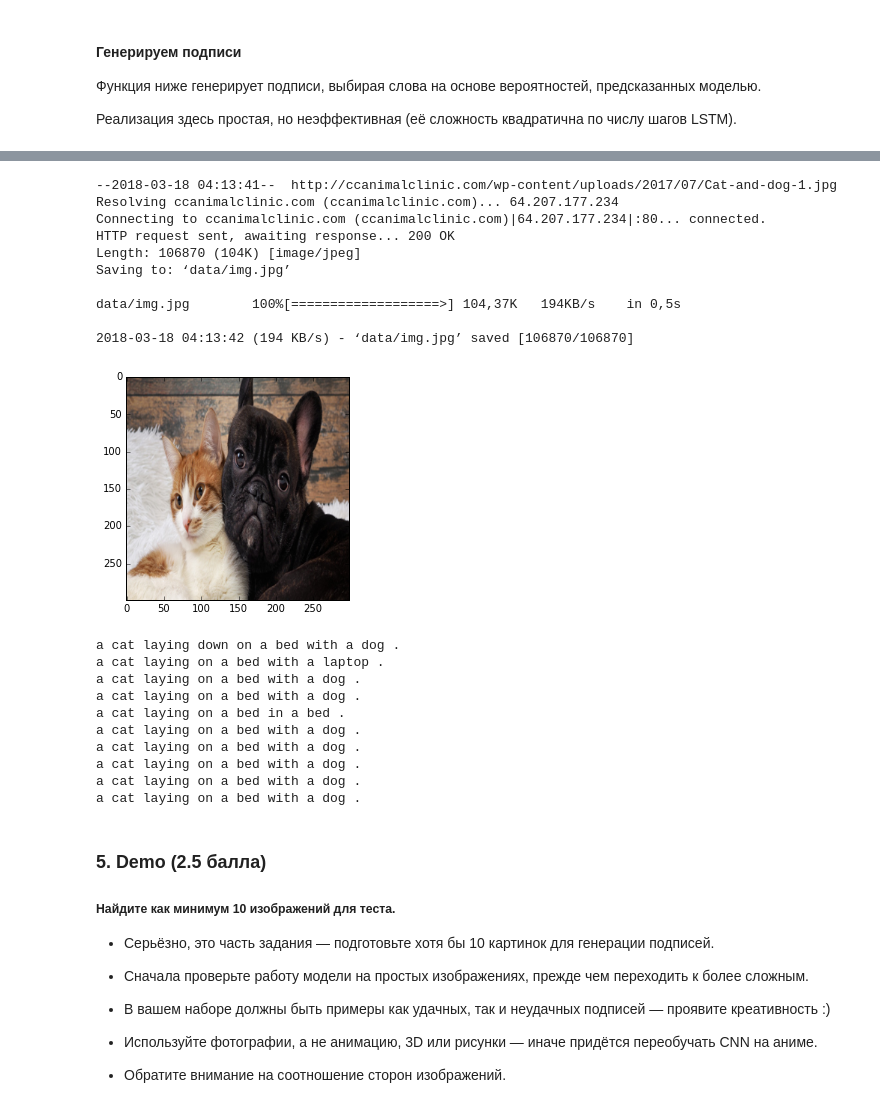
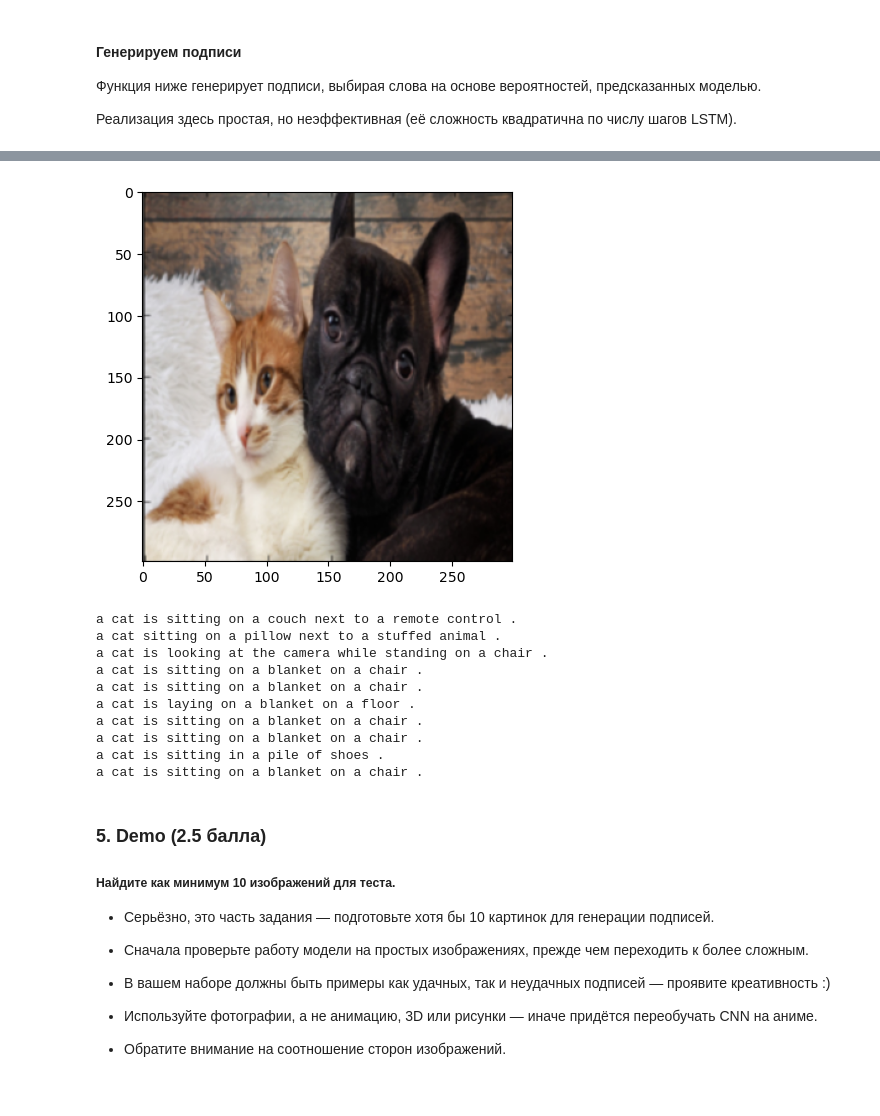
Before and after one commit to platiumgold/neural-networks, a Jupyter notebook: hw8/homework8_image_captioning.ipynb, the cells around one changed output, grey strips where cells are left out. Saved outputs shown, nothing was run; the diff lists cells and outputs as text; code cells hidden in the pictures.

Commit message:
add train and demo

```diff
--- a/hw8/homework8_image_captioning.ipynb
+++ b/hw8/homework8_image_captioning.ipynb
@@ -304,10 +295,10 @@ generate_batch(img_codes,captions,3)
 * Типичные значения функции потерь: около 3–5, если усреднять по времени,
 или масштабировать по длине при суммировании. Разумные подписи начинают появляться при лоссе 2.8–3.0.
 # %%
-batch_size = 50  # adjust me
-n_epochs = 100  # adjust me
-n_batches_per_epoch = 50  # adjust me
-n_validation_batches = 5  # how many batches are used for validation after each epoch
+batch_size = 256  # adjust me
+n_epochs = 50  # adjust me
+n_batches_per_epoch = 400  # adjust me
+n_validation_batches = 10  # how many batches are used for validation after each epoch
 # %%
 from tqdm import tqdm
 
@@ -343,7 +345,7 @@ print("Finished!")
 Теперь загрузим предобученнную Inceprion модель и посмотрим, на что способна наша модель.
 # %%
 from beheaded_inception3 import beheaded_inception_v3
-inception = beheaded_inception_v3().train(False)
+inception = beheaded_inception_v3().train(False).to('cuda')
 # %% [markdown]
 #### **Генерируем подписи**
 
@@ -357,17 +359,18 @@ def generate_caption(image, caption_prefix=("#START#",),
            and np.min(image) >=0 and image.shape[-1] == 3
 
     with torch.no_grad():
-        image = torch.tensor(image.transpose([2, 0, 1]), dtype=torch.float32)
+        image = torch.tensor(image.transpose([2, 0, 1]), dtype=torch.float32).to('cuda')
 
         vectors_8x8, vectors_neck, logits = inception(image[None])
+        vectors_neck = vectors_neck.to('cuda')
         caption_prefix = list(caption_prefix)
 
         for _ in range(max_len):
 
             prefix_ix = as_matrix([caption_prefix])
-            prefix_ix = torch.tensor(prefix_ix, dtype=torch.int64)
+            prefix_ix = torch.tensor(prefix_ix, dtype=torch.int64).to('cuda')
             next_word_logits = network.forward(vectors_neck, prefix_ix)[0, -1]
-            next_word_probs = F.softmax(next_word_logits, dim=-1).data.numpy()
+            next_word_probs = F.softmax(next_word_logits, dim=-1).data.cpu().numpy()
 
             assert len(next_word_probs.shape) ==1, 'probs must be one-dimensional'
             next_word_probs = next_word_probs ** t / np.sum(next_word_probs ** t) # apply temperature
@@ -425,35 +418,27 @@ a man is skateboarding in the air while holding a skateboard .
 # %%
-!wget http://ccanimalclinic.com/wp-content/uploads/2017/07/Cat-and-dog-1.jpg -O data/img.jpg
-img = plt.imread('data/img.jpg')
-img = imresize(img, (299, 299)).astype('float32') / 255.
+#!wget http://ccanimalclinic.com/wp-content/uploads/2017/07/Cat-and-dog-1.jpg -O data/img.jpg
+
+img = Image.open('data/img1.jpg').convert('RGB')
+img = img.resize((299, 299))
+img = np.array(img).astype('float32') / 255.
 
 plt.imshow(img)
 plt.show()
 
 for i in range(10):
     print(' '.join(generate_caption(img, t=5.)[1:-1]))
 # %% [output]
+[figure, new version]
---2018-03-18 04:13:41--  http://ccanimalclinic.com/wp-content/uploads/2017/07/Cat-and-dog-1.jpg
-Resolving ccanimalclinic.com (ccanimalclinic.com)... 64.207.177.234
-Connecting to ccanimalclinic.com (ccanimalclinic.com)|64.207.177.234|:80... connected.
-HTTP request sent, awaiting response... 200 OK
-Length: 106870 (104K) [image/jpeg]
-Saving to: ‘data/img.jpg’
-
-data/img.jpg        100%[===================>] 104,37K   194KB/s    in 0,5s
-
-2018-03-18 04:13:42 (194 KB/s) - ‘data/img.jpg’ saved [106870/106870]
+a cat is sitting on a couch next to a remote control .
+a cat sitting on a pillow next to a stuffed animal .
+a cat is looking at the camera while standing on a chair .
+a cat is sitting on a blanket on a chair .
+a cat is sitting on a blanket on a chair .
+a cat is laying on a blanket on a floor .
+a cat is sitting on a blanket on a chair .
+a cat is sitting on a blanket on a chair .
+a cat is sitting in a pile of shoes .
+a cat is sitting on a blanket on a chair .
-[figure, old version]
-a cat laying down on a bed with a dog .
-a cat laying on a bed with a laptop .
-a cat laying on a bed with a dog .
-a cat laying on a bed with a dog .
-a cat laying on a bed in a bed .
-a cat laying on a bed with a dog .
-a cat laying on a bed with a dog .
-a cat laying on a bed with a dog .
-a cat laying on a bed with a dog .
-a cat laying on a bed with a dog .
 # %% [markdown]
 ### 5. Demo (2.5 балла)
 ##### **Найдите как минимум 10 изображений для теста.**
```
Also changed, not shown: parts of 16 cells of this notebook.
